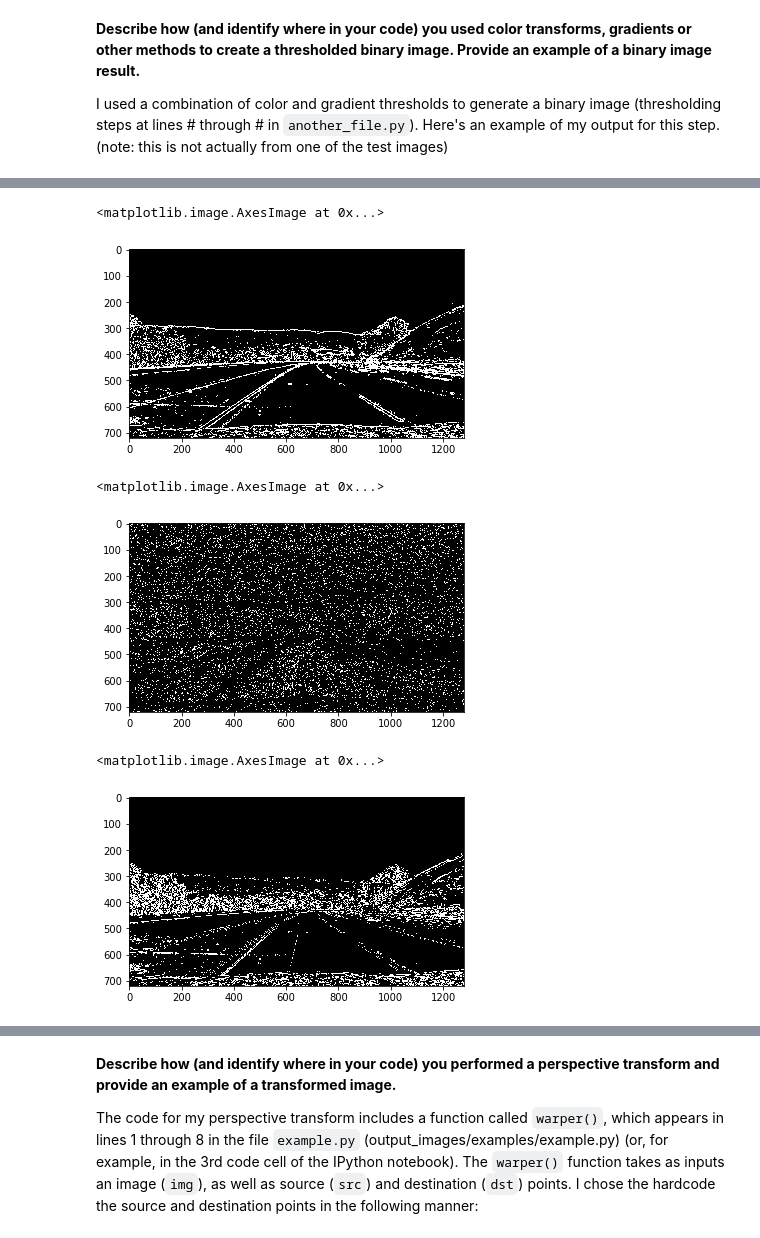
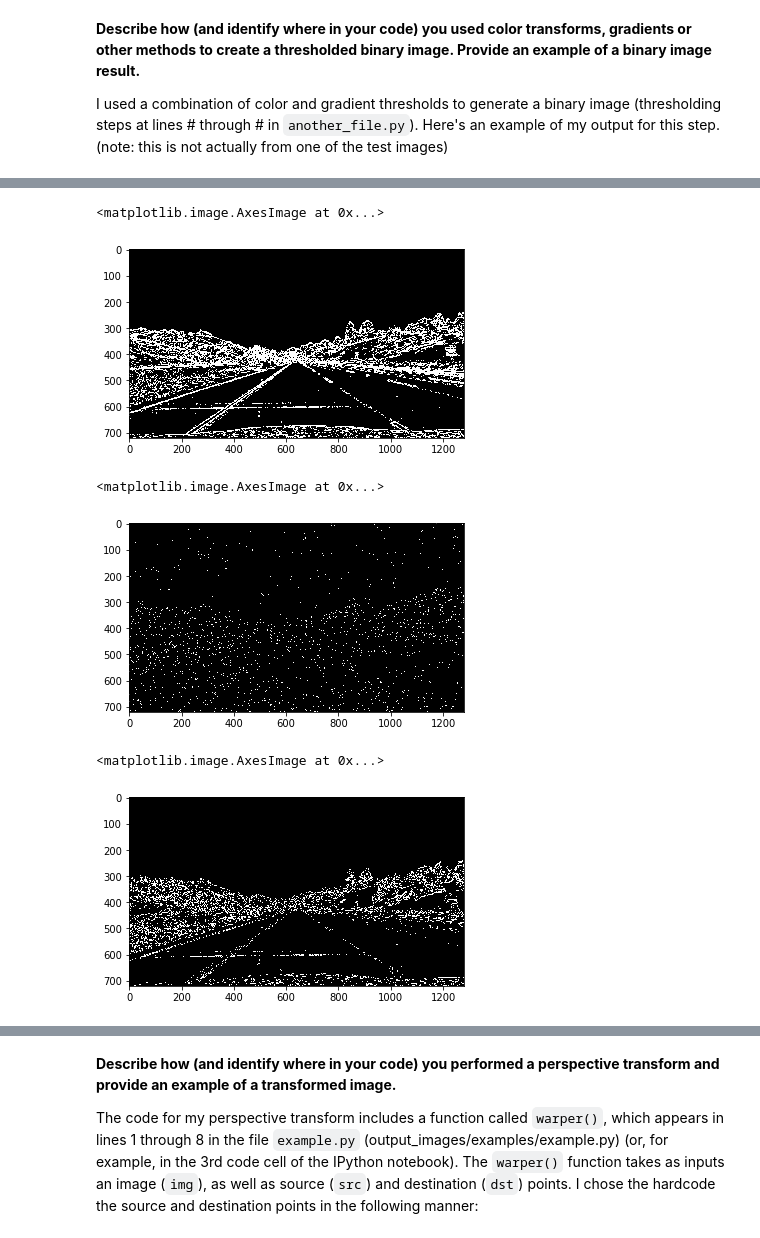
Before and after one commit to hairizuanbinnoorazman/CarND-Advanced-Lane-Lines, a Jupyter notebook: Advanced Lane Finding.ipynb, the cells around one changed output, grey strips where cells are left out. Cells and saved outputs as stored; diff of their text form; code cells hidden in the pictures.

```diff
--- a/Advanced Lane Finding.ipynb
+++ b/Advanced Lane Finding.ipynb
@@ -200,7 +200,8 @@ def hls_threshold(image, filter=None, mode=None, lower_threshold=None, upper_thr
     else:
         return image
 # %%
-road_image = mpimg.imread("./test_images/test3.jpg")
+road_image = mpimg.imread("./test_images/straight_lines1.jpg")
+road_image = cv2.undistort(road_image, mtx, dist, None, mtx)
 # %%
 # Testing with just red filter doesn't work
 # Test on every single color reveals that none of them work really well because of the shadow.
@@ -282,20 +285,23 @@ plt.imshow(gradx, cmap='gray')
 # %%
+#road_image = mpimg.imread("./test_images/test5.jpg")
 grady = abs_sobel_thresh(road_image, 'y', 10, 200)
 plt.imshow(grady, cmap='gray')
 # %% [output]
 <matplotlib.image.AxesImage at 0x...>
-[figure, old version]
+[figure, new version]
 # %%
-dir_binary = dir_threshold(road_image, 7, (0.1, 0.3))
+#road_image = mpimg.imread("./test_images/test1.jpg")
+dir_binary = dir_threshold(road_image, 3, (0.6, 0.7))
 plt.imshow(dir_binary, cmap='gray')
 # %% [output]
 <matplotlib.image.AxesImage at 0x...>
-[figure, old version]
+[figure, new version]
 # %%
-mag_binary = mag_thresh(road_image,5, mag_thresh=(10,30))
+#road_image = mpimg.imread("./test_images/test5.jpg")
+mag_binary = mag_thresh(road_image,3, mag_thresh=(15,30))
 plt.imshow(mag_binary, cmap='gray')
 # %% [output]
 <matplotlib.image.AxesImage at 0x...>
-[figure, old version]
+[figure, new version]
 # %%
 combined = np.zeros_like(rgb_binary)
```
Also changed, not shown: parts of 20 cells of this notebook.
